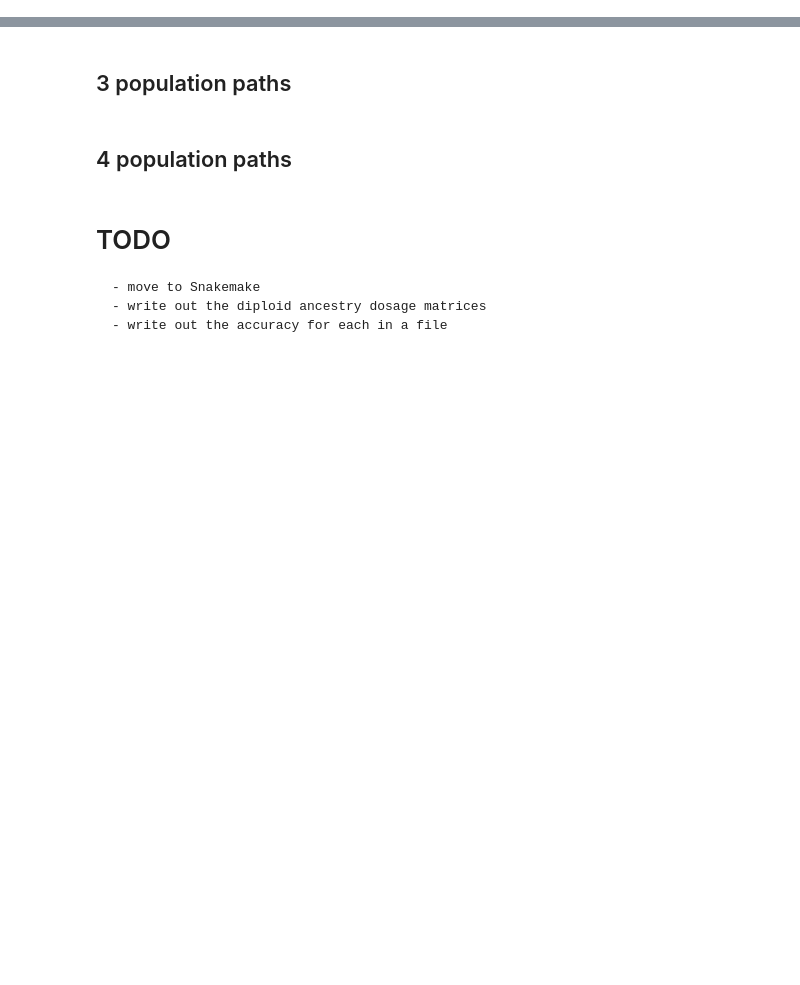
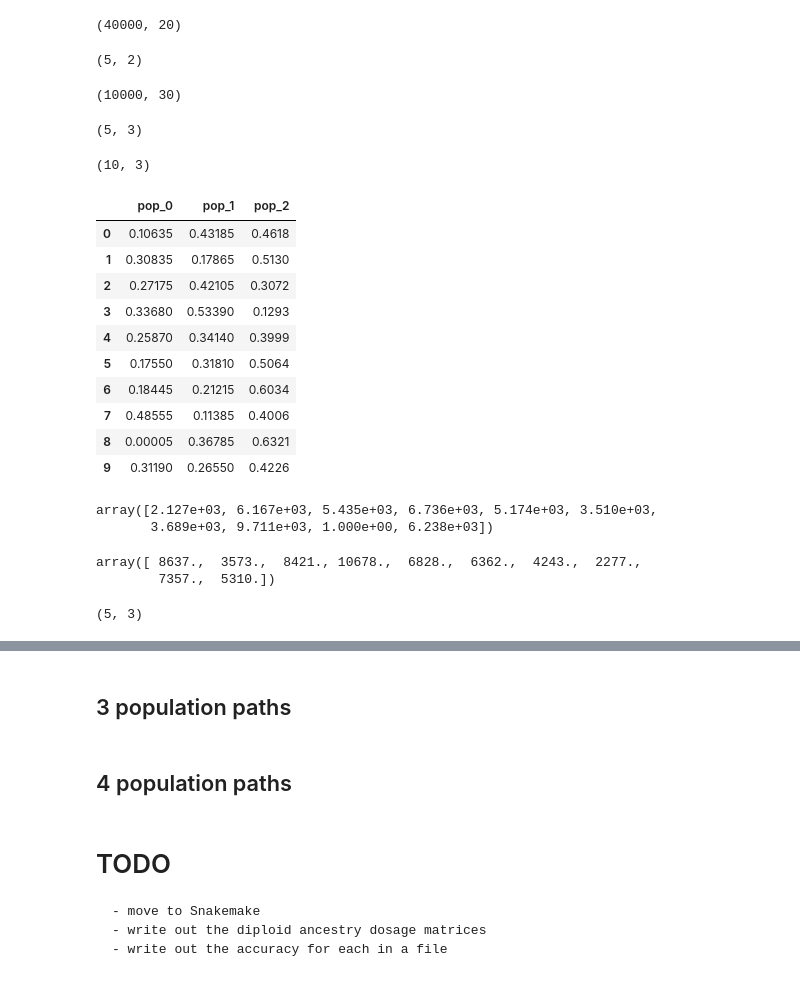
Before and after one commit to rwaples/lai-sim, a Jupyter notebook: workflow/notebooks/ancestry dosage.ipynb, the cells around one changed output, grey strips where cells are left out. Saved outputs shown, nothing was run; the diff lists cells and outputs as text; code cells hidden in the pictures; blank space fills up the shorter version.

```diff
--- a/workflow/notebooks/ancestry dosage.ipynb
+++ b/workflow/notebooks/ancestry dosage.ipynb
@@ -17,0 +27,74 @@ BCFTOOLS = "/home/kele/programs/bcftools/bcftools-1.11/bcftools"
+# %%
+n_anc = 2
+true_path = '/home/kele/Documents/lai/lai-sim/results/simple2pop/twopop_17/p2_arraylike/p2_array_10a100_100/true_local_ancestry.site_matrix.npz'
+
+true_anc_dosage = get_true_anc_dosage(load_true_la(true_path), n_anc=n_anc)
+true_anc_dosage.shape
+# %% [output]
+(40000, 20)
+# %%
+Q_true = get_Q(true_anc_dosage, n_anc=n_anc)
+Q_true.shape
+# %% [output]
+(5, 2)
+# %%
+n_anc = 3
+
+true_path = '/home/kele/Documents/lai/lai-sim/results/AmericanAdmixture_4B11/S99/A33/AFT99/true_local_ancestry.site_matrix.npz'
+
+true_anc_dosage = get_true_anc_dosage(load_true_la(true_path), n_anc=n_anc)
+true_anc_dosage.shape
+# %% [output]
+(10000, 30)
+# %%
+nsites = true_anc_dosage.shape[0]
+arr = true_anc_dosage.astype(float).sum(0)
+a0 = arr[0::3] # should be views
+a1 = arr[1::3]
+a2 = arr[2::3]
+q0 = (a0[0::2] + a0[1::2])/(nsites*4)
+q1 = (a1[0::2] + a1[1::2])/(nsites*4)
+q2 = (a2[0::2] + a2[1::2])/(nsites*4)
+Q = pd.DataFrame([q0, q1, q2]).T
+Q.columns = ['pop_0', 'pop_1', 'pop_2']
+Q.shape
+# %% [output]
+(5, 3)
+# %%
+nsites = true_anc_dosage.shape[0]
+arr = true_anc_dosage.astype(float).sum(0)
+a0 = arr[0::3] # should be views
+a1 = arr[1::3]
+a2 = arr[2::3]
+q0 = a0/(nsites*2)
+q1 = a1/(nsites*2)
+q2 = a2/(nsites*2)
+Q = pd.DataFrame([q0, q1, q2]).T
+Q.columns = ['pop_0', 'pop_1', 'pop_2']
+Q.shape
+# %% [output]
+(10, 3)
+# %%
+Q
+# %% [output]
+|  | pop_0 | pop_1 | pop_2 |
+| 0 | 0.10635 | 0.43185 | 0.4618 |
+| 1 | 0.30835 | 0.17865 | 0.5130 |
+| 2 | 0.27175 | 0.42105 | 0.3072 |
+| 3 | 0.33680 | 0.53390 | 0.1293 |
+| 4 | 0.25870 | 0.34140 | 0.3999 |
+| 5 | 0.17550 | 0.31810 | 0.5064 |
+| 6 | 0.18445 | 0.21215 | 0.6034 |
+| 7 | 0.48555 | 0.11385 | 0.4006 |
+| 8 | 0.00005 | 0.36785 | 0.6321 |
+| 9 | 0.31190 | 0.26550 | 0.4226 |
+# %%
+a0
+# %% [output]
+array([2.127e+03, 6.167e+03, 5.435e+03, 6.736e+03, 5.174e+03, 3.510e+03,
+       3.689e+03, 9.711e+03, 1.000e+00, 6.238e+03])
+# %%
+a1
+# %% [output]
+array([ 8637.,  3573.,  8421., 10678.,  6828.,  6362.,  4243.,  2277.,
+        7357.,  5310.])
@@ -17,0 +111,5 @@ BCFTOOLS = "/home/kele/programs/bcftools/bcftools-1.11/bcftools"
+# %%
+Q_true = get_Q(true_anc_dosage, n_anc=n_anc)
+Q_true.shape
+# %% [output]
+(5, 3)
```
Also changed, not shown: parts of 9 cells of this notebook, 4 other files.
